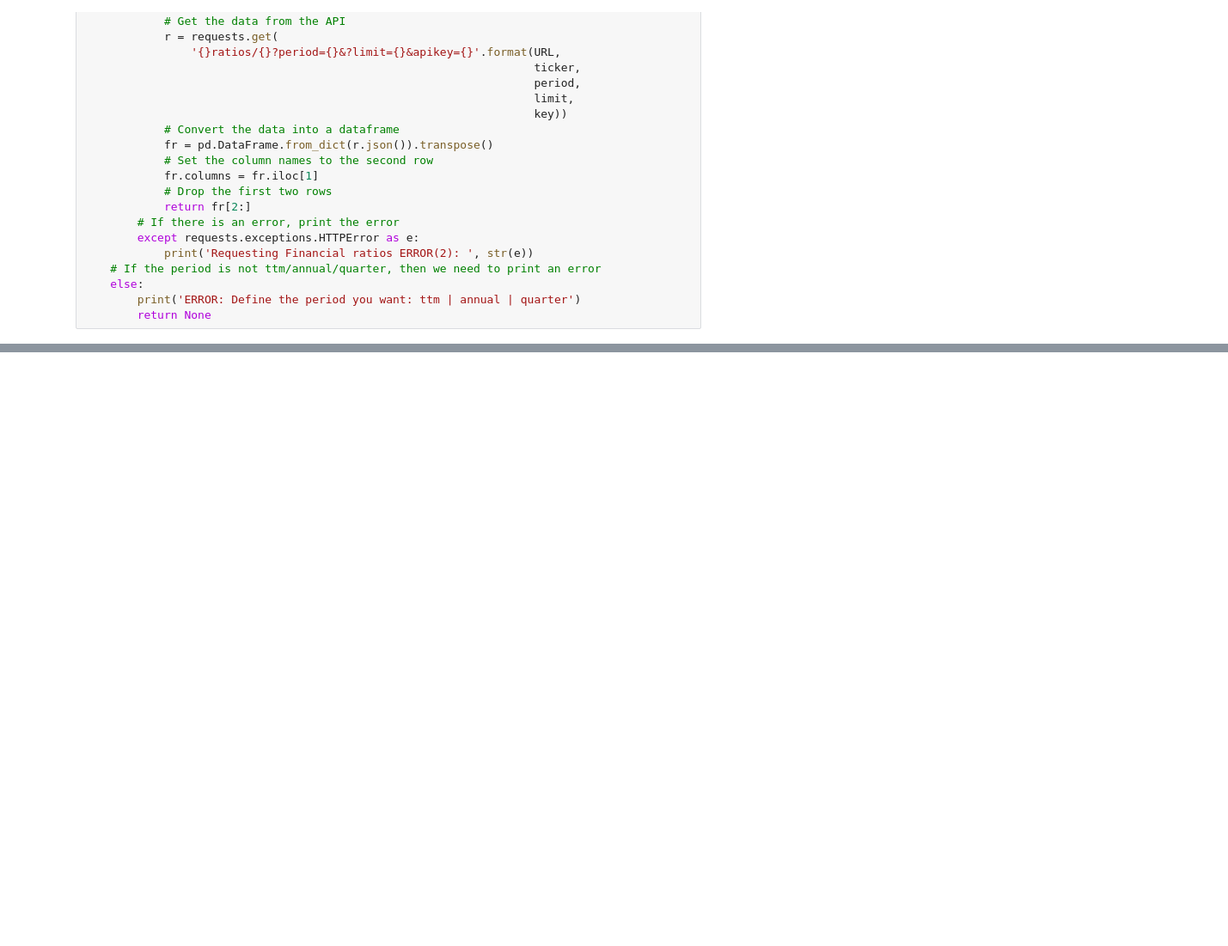
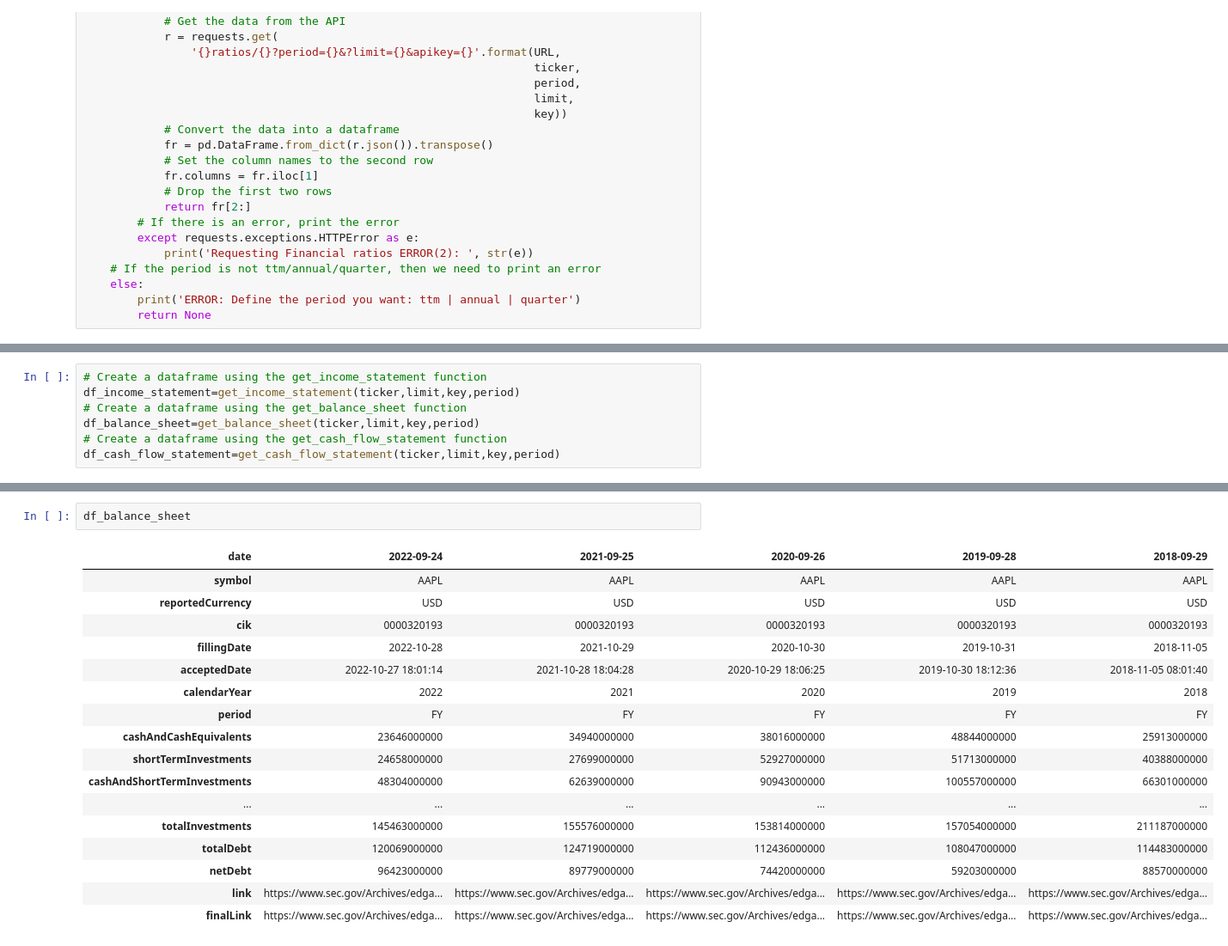
Before and after one commit to mikecai020418/Equity-PriceAnalysis, a Jupyter notebook: project.ipynb, the cells around one changed output, grey strips where cells are left out. Shown at 86% size. Drawn from its saved outputs; the diff is of its cells as text; blank space fills up the shorter version.

```diff
--- a/project.ipynb
+++ b/project.ipynb
@@ -167 +165,8 @@ df_income_statement=get_income_statement(ticker,limit,key,period)
+# %%
+# Create a dataframe using the get_income_statement function
+df_income_statement=get_income_statement(ticker,limit,key,period)
+# Create a dataframe using the get_balance_sheet function
+df_balance_sheet=get_balance_sheet(ticker,limit,key,period)
+# Create a dataframe using the get_cash_flow_statement function
+df_cash_flow_statement=get_cash_flow_statement(ticker,limit,key,period)
 # %%
@@ -180,0 +192,20 @@ df_income_statement.head(10)
+# %%
+df_balance_sheet
+# %% [output]
+| date | 2022-09-24 | 2021-09-25 | 2020-09-26 | 2019-09-28 | 2018-09-29 |
+| symbol | AAPL | AAPL | AAPL | AAPL | AAPL |
+| reportedCurrency | USD | USD | USD | USD | USD |
+| cik | 0000320193 | 0000320193 | 0000320193 | 0000320193 | 0000320193 |
+| fillingDate | 2022-10-28 | 2021-10-29 | 2020-10-30 | 2019-10-31 | 2018-11-05 |
+| acceptedDate | 2022-10-27 18:01:14 | 2021-10-28 18:04:28 | 2020-10-29 18:06:25 | 2019-10-30 18:12:36 | 2018-11-05 08:01:40 |
+| calendarYear | 2022 | 2021 | 2020 | 2019 | 2018 |
+| period | FY | FY | FY | FY | FY |
+| cashAndCashEquivalents | 23646000000 | 34940000000 | 38016000000 | 48844000000 | 25913000000 |
+| shortTermInvestments | 24658000000 | 27699000000 | 52927000000 | 51713000000 | 40388000000 |
+| cashAndShortTermInvestments | 48304000000 | 62639000000 | 90943000000 | 100557000000 | 66301000000 |
+| ... | ... | ... | ... | ... | ... |
+| totalInvestments | 145463000000 | 155576000000 | 153814000000 | 157054000000 | 211187000000 |
+| totalDebt | 120069000000 | 124719000000 | 112436000000 | 108047000000 | 114483000000 |
+| netDebt | 96423000000 | 89779000000 | 74420000000 | 59203000000 | 88570000000 |
+| link | https://www.sec.gov/Archives/edga... | https://www.sec.gov/Archives/edga... | https://www.sec.gov/Archives/edga... | https://www.sec.gov/Archives/edga... | https://www.sec.gov/Archives/edga... |
+| finalLink | https://www.sec.gov/Archives/edga... | https://www.sec.gov/Archives/edga... | https://www.sec.gov/Archives/edga... | https://www.sec.gov/Archives/edga... | https://www.sec.gov/Archives/edga... |
```
Also changed, not shown: parts of 3 cells of this notebook.
